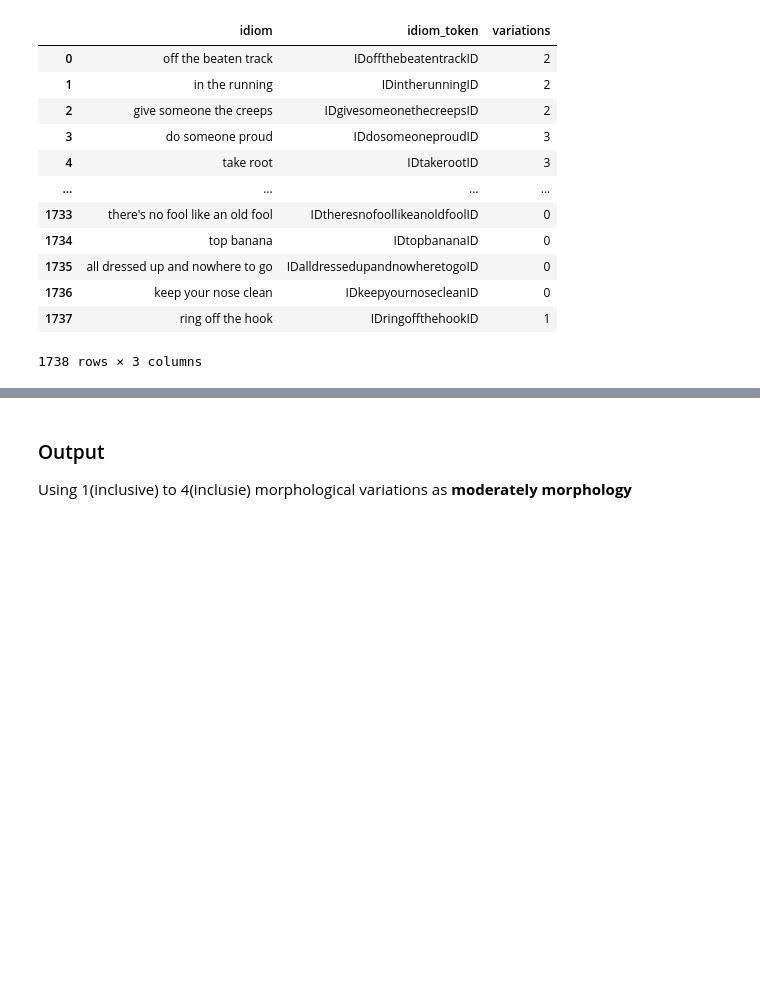
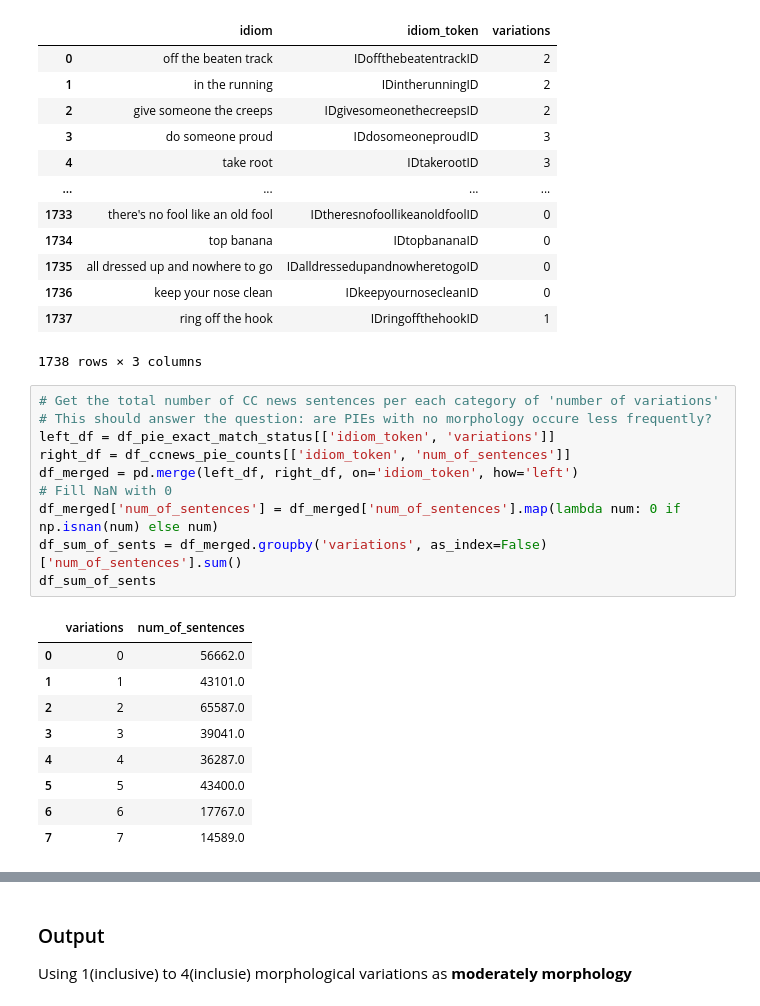
Before and after one commit to DarshanAdiga/idiom-principle-on-magpie-corpus, a Jupyter notebook: exp_helpers/PIE_segregation_util.ipynb, the cells around one changed output, grey strips where cells are left out. Saved outputs shown, nothing was run; the diff lists cells and outputs as text; blank space fills up the shorter version.

```diff
--- a/exp_helpers/PIE_segregation_util.ipynb
+++ b/exp_helpers/PIE_segregation_util.ipynb
@@ -581,3 +581,23 @@ df_pie_exact_match_status
 | 1736 | keep your nose clean | IDkeepyournosecleanID | 0 |
 | 1737 | ring off the hook | IDringoffthehookID | 1 |
 1738 rows × 3 columns
+# %%
+# Get the total number of CC news sentences per each category of 'number of variations'
+# This should answer the question: are PIEs with no morphology occure less frequently?
+left_df = df_pie_exact_match_status[['idiom_token', 'variations']]
+right_df = df_ccnews_pie_counts[['idiom_token', 'num_of_sentences']]
+df_merged = pd.merge(left_df, right_df, on='idiom_token', how='left')
+# Fill NaN with 0
+df_merged['num_of_sentences'] = df_merged['num_of_sentences'].map(lambda num: 0 if np.isnan(num) else num)
+df_sum_of_sents = df_merged.groupby('variations', as_index=False)['num_of_sentences'].sum()
+df_sum_of_sents
+# %% [output]
+|  | variations | num_of_sentences |
+| 0 | 0 | 56662.0 |
+| 1 | 1 | 43101.0 |
+| 2 | 2 | 65587.0 |
+| 3 | 3 | 39041.0 |
+| 4 | 4 | 36287.0 |
+| 5 | 5 | 43400.0 |
+| 6 | 6 | 17767.0 |
+| 7 | 7 | 14589.0 |
```
Also changed, not shown: parts of 6 cells of this notebook, 11 other files.
